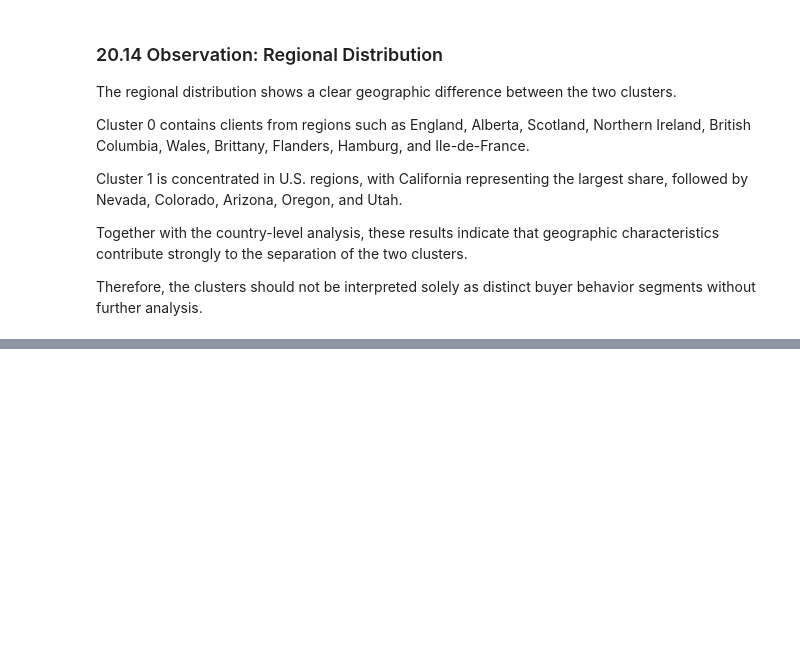
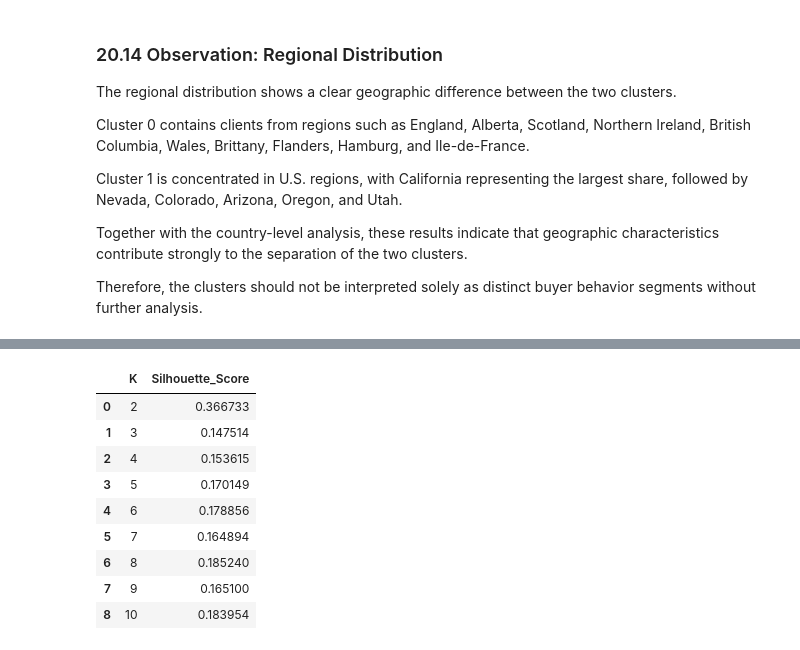
Before and after one commit to Dvnsh-coder/real-estate-ml-project, a Jupyter notebook: notebook/03_Data_Integration_Feature_Engineering.ipynb, the cells around one changed output, grey strips where cells are left out. Cells and saved outputs as stored; diff of their text form; code cells hidden in the pictures; blank space fills up the shorter version.

```diff
--- a/notebook/03_Data_Integration_Feature_Engineering.ipynb
+++ b/notebook/03_Data_Integration_Feature_Engineering.ipynb
@@ -1265,0 +1419,37 @@ Therefore, the clusters should not be interpreted solely as distinct buyer behav
+# %%
+core_hierarchical_silhouette = []
+
+for k in range(2, 11):
+    hierarchical = AgglomerativeClustering(
+        n_clusters=k,
+        linkage='ward'
+    )
+
+    cluster_labels = hierarchical.fit_predict(
+        core_scaled_features
+    )
+
+    score = silhouette_score(
+        core_scaled_features,
+        cluster_labels
+    )
+
+    core_hierarchical_silhouette.append(score)
+# %%
+core_hierarchical_results = pd.DataFrame({
+    'K': range(2, 11),
+    'Silhouette_Score': core_hierarchical_silhouette
+})
+
+core_hierarchical_results
+# %% [output]
+|  | K | Silhouette_Score |
+| 0 | 2 | 0.366733 |
+| 1 | 3 | 0.147514 |
+| 2 | 4 | 0.153615 |
+| 3 | 5 | 0.170149 |
+| 4 | 6 | 0.178856 |
+| 5 | 7 | 0.164894 |
+| 6 | 8 | 0.185240 |
+| 7 | 9 | 0.165100 |
+| 8 | 10 | 0.183954 |
```
Also changed, not shown: parts of 23 cells of this notebook.
